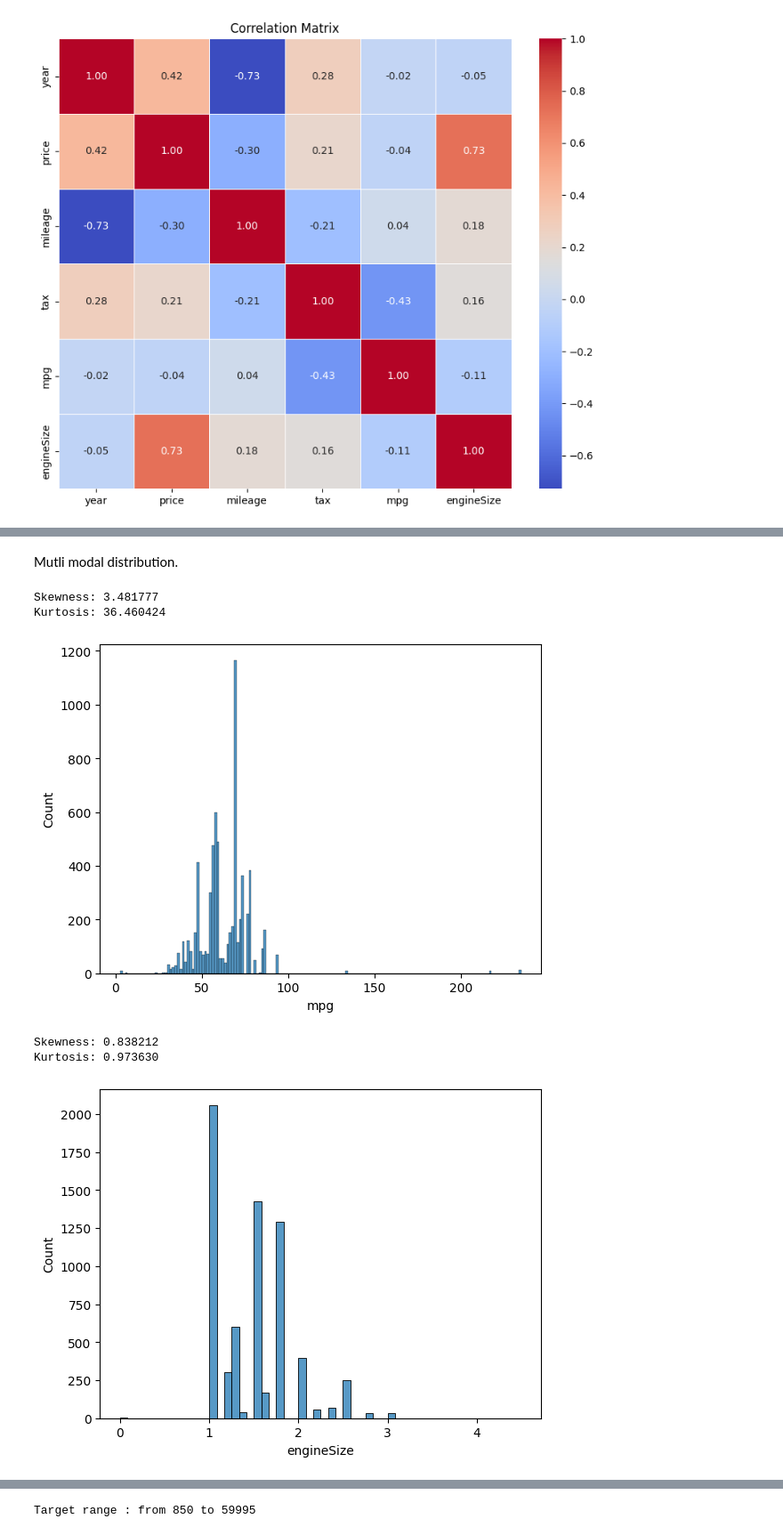
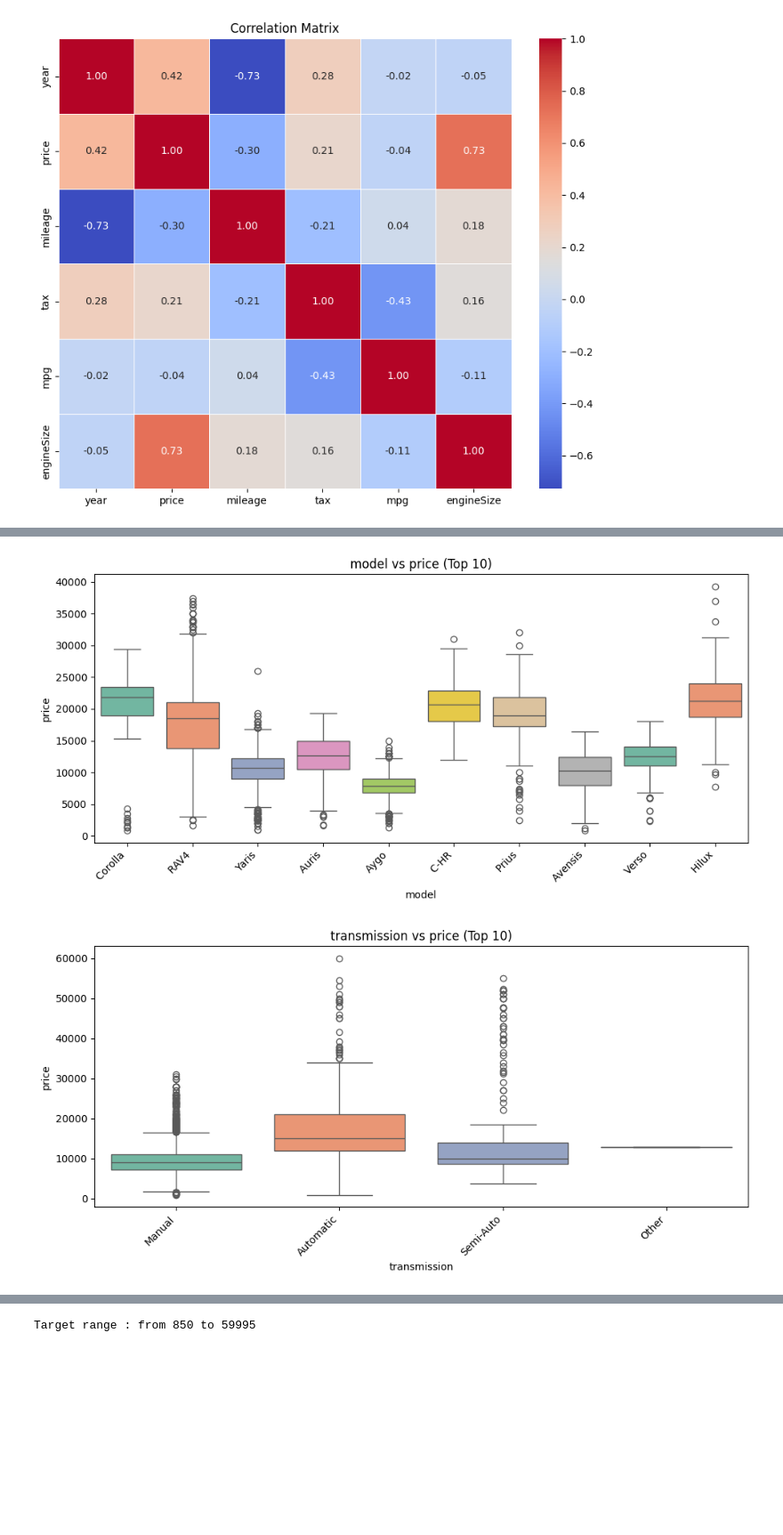
Before and after one commit to zakzakzak/kaggle, a Jupyter notebook: prediction-car-price.ipynb, the cells around one changed output, grey strips where cells are left out. Shown at 89% size. Cells and saved outputs as stored; diff of their text form; code cells hidden in the pictures; blank space fills up the shorter version.

```diff
--- a/prediction-car-price.ipynb
+++ b/prediction-car-price.ipynb
@@ -184,22 +182,19 @@ plt.xticks(rotation=90);
-# %% [markdown]
-Mutli modal distribution.
-# %%
-sns.histplot(df['mpg'])
-
-# Skewness & Kurtosis
-print("Skewness: %f" % df['mpg'].skew())
-print("Kurtosis: %f" % df['mpg'].kurt())
-# %% [output]
-Skewness: 3.481777
-Kurtosis: 36.460424
-[figure, removed]
-# %%
-sns.histplot(df['engineSize'])
-
-# Skewness & Kurtosis
-print("Skewness: %f" % df['engineSize'].skew())
-print("Kurtosis: %f" % df['engineSize'].kurt())
-# %% [output]
-Skewness: 0.838212
-Kurtosis: 0.973630
-[figure, removed]
+# %%
+import matplotlib.pyplot as plt
+import seaborn as sns
+
+categorical_cols = df.select_dtypes(include='object').columns
+
+for col in categorical_cols:
+    top_n = df[col].value_counts().nlargest(10).index
+    filtered = df[df[col].isin(top_n)]
+
+    plt.figure(figsize=(10, 5))
+    sns.boxplot(data=filtered, x=col, y='price', hue=col, palette='Set2', legend=False)
+    plt.title(f'{col} vs price (Top 10)')
+    plt.xticks(rotation=45, ha='right')
+    plt.tight_layout()
+    plt.show()
+# %% [output]
+[figure, added]
+[figure, added]
```
Also changed, not shown: parts of 8 cells of this notebook.
